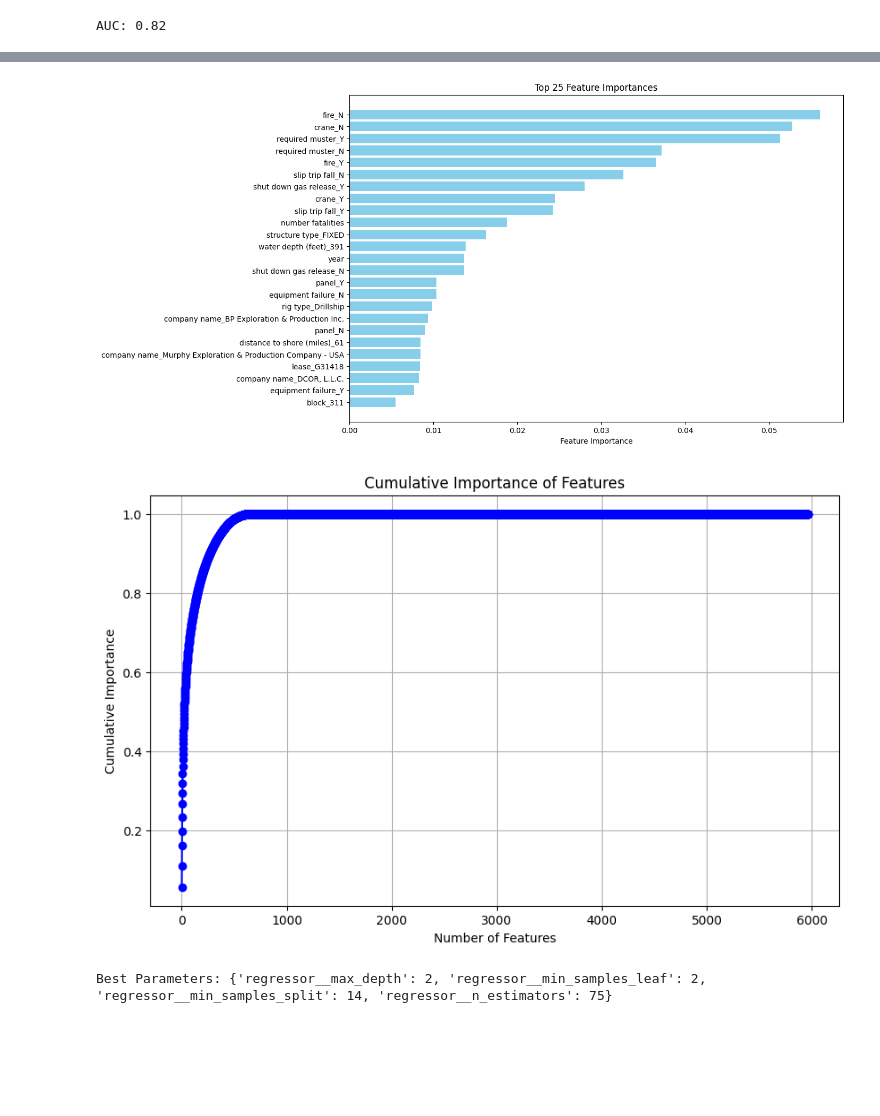
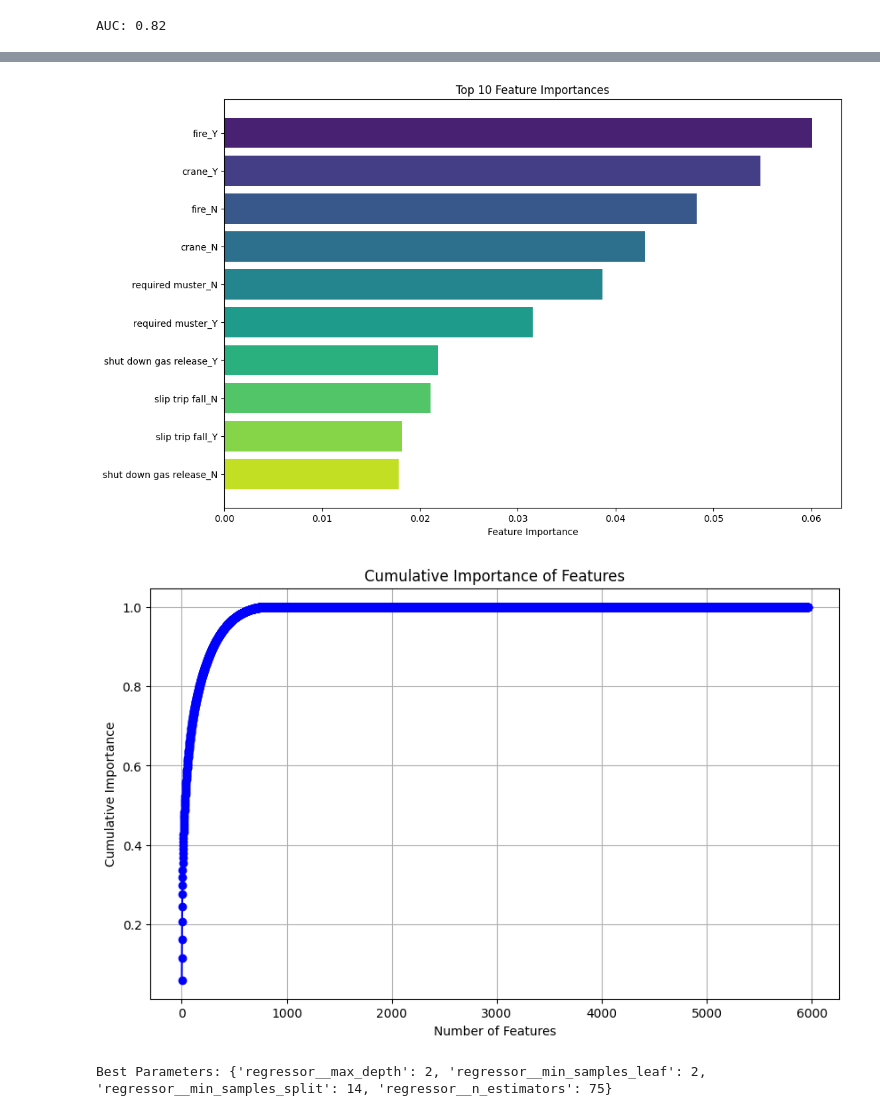
Before and after one commit to MeetPatel2001/ABS-Case-Study--BZAN530, a Jupyter notebook: Predictive_Models.ipynb, the cells around one changed output, grey strips where cells are left out. Drawn from its saved outputs; the diff is of its cells as text; code cells hidden in the pictures; blank space fills up the shorter version.

```diff
--- a/Predictive_Models.ipynb
+++ b/Predictive_Models.ipynb
@@ -53,7 +48,9 @@ columns_to_remove = [
     'number injury > 3 days restricted work/job transfer',
     'number injury > 3 days lost time',
     'number injury 1-3 days lost time',
-    'number injury 1-3 days restricted work/job transfer'
+    'number injury 1-3 days restricted work/job transfer',
+    'number fatalities',
+    'year'
 ]
 
 # Drop the columns
@@ -254,7 +252,7 @@ feature_importances = random_forest_model.feature_importances_
 preprocessor = best_model_RF.named_steps['preprocessor']
 
 # Get the indices of the top 25 features
-top_feature_indices = np.argsort(feature_importances)[::-1][:25]
+top_feature_indices = np.argsort(feature_importances)[::-1][:10]
 
 # Get the one-hot encoded feature names for categorical columns
 categorical_cols = preprocessor.transformers_[1][2]
@@ -308,10 +307,13 @@ def plot_top_features(top_feature_names, feature_importances, top_feature_indice
     top_features = np.array(top_feature_names)
     top_importances = feature_importances[top_feature_indices]
 
+        # Apply the Viridis color palette from Seaborn
+    colors = sns.color_palette('viridis', len(top_features))
+
     plt.figure(figsize=(12, 8))
-    plt.barh(top_features, top_importances, color='skyblue')
+    plt.barh(top_features, top_importances, color=colors)
     plt.xlabel('Feature Importance')
-    plt.title('Top 25 Feature Importances')
+    plt.title('Top 10 Feature Importances')
     plt.gca().invert_yaxis()  # Highest importance at the top
     plt.show()
 
@@ -331,35 +333,35 @@ def plot_cumulative_importance(feature_importances):
 
 # Comparison of numerical and categorical feature importances
 def plot_numerical_vs_categorical_importance(feature_importances, all_feature_names, numerical_cols, one_hot_encoded_feature_names):
     numerical_importances = [feature_importances[i] for i, name in enumerate(all_feature_names) if name in numerical_cols]
     categorical_importances = [feature_importances[i] for i, name in enumerate(all_feature_names) if name in one_hot_encoded_feature_names]
 
     plt.figure(figsize=(14, 6))
 
     # Numerical feature importances
     plt.subplot(1, 2, 1)
     plt.barh(numerical_cols, numerical_importances, color='lightgreen')
     plt.xlabel('Feature Importance')
     plt.title('Numerical Feature Importances')
     plt.gca().invert_yaxis()
 
     # Categorical feature importances
     plt.subplot(1, 2, 2)
     plt.barh(one_hot_encoded_feature_names, categorical_importances, color='lightcoral')
     plt.xlabel('Feature Importance')
     plt.title('Categorical Feature Importances')
     plt.gca().invert_yaxis()
 
     plt.tight_layout()
     plt.show()
 
 # Plot the charts
 plot_top_features(top_feature_names, feature_importances, top_feature_indices)
 plot_cumulative_importance(feature_importances)
 #plot_numerical_vs_categorical_importance(feature_importances, all_feature_names, numerical_cols, one_hot_encoded_feature_names)
 # %% [output]
-[figure, old version]
+[figure, new version]
-[figure, old version]
+[figure, new version]
 # %%
 # Random forest model
 
```
Also changed, not shown: parts of 9 cells of this notebook.
